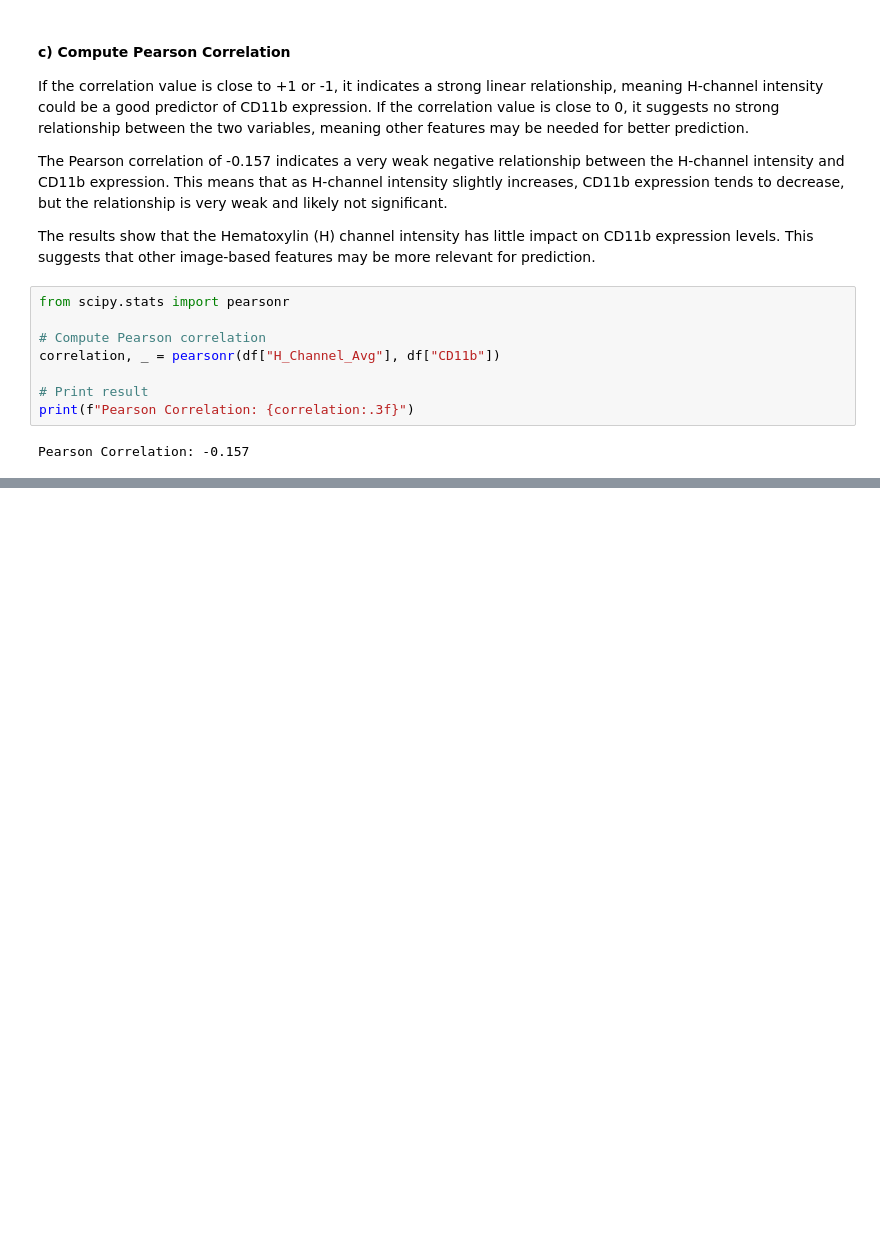
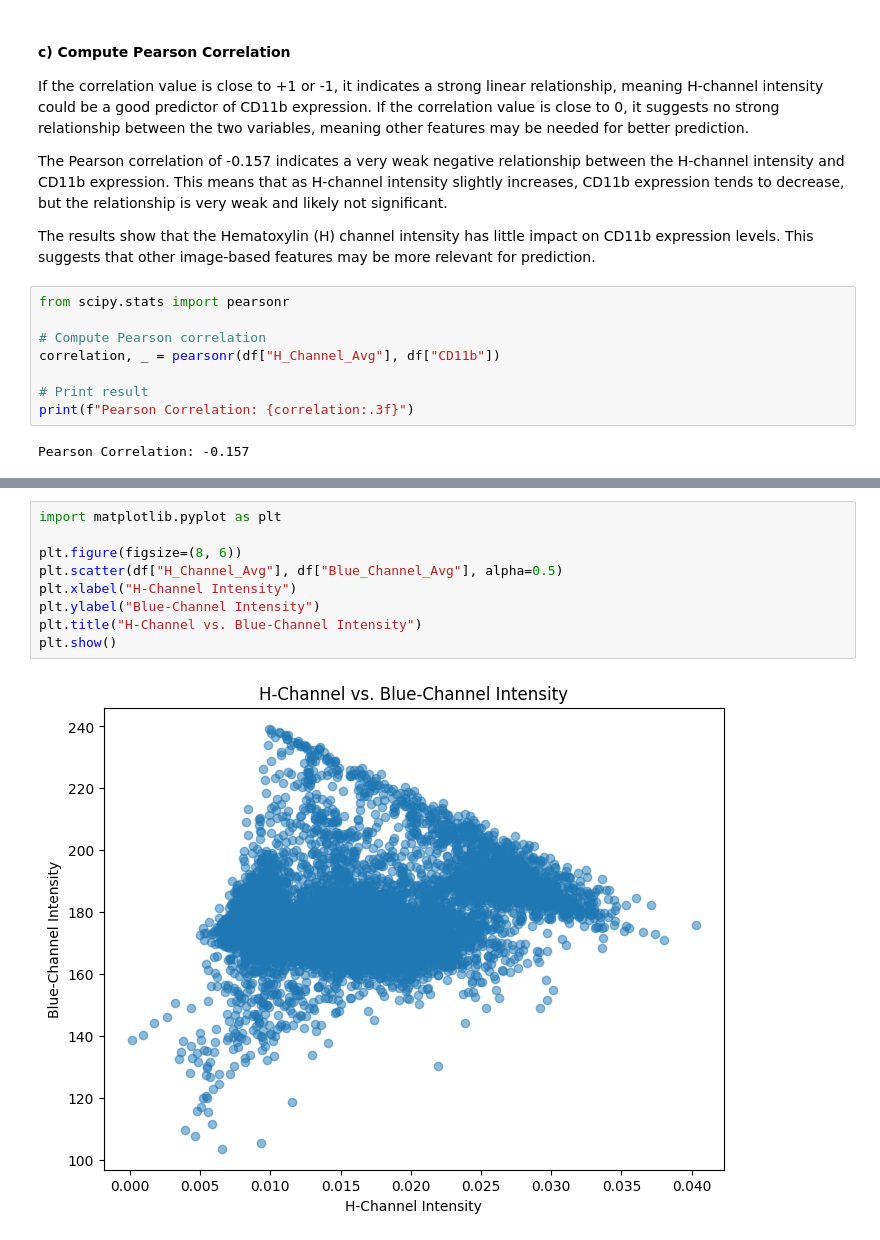
Before and after one commit to NigarRahimli/Branches, a Jupyter notebook: DataMining2024_assignment_2.ipynb, the cells around one changed output, grey strips where cells are left out. Saved outputs shown, nothing was run; the diff lists cells and outputs as text; blank space fills up the shorter version.

```diff
--- a/DataMining2024_assignment_2.ipynb
+++ b/DataMining2024_assignment_2.ipynb
@@ -293,0 +337,11 @@ NameError: name 'df' is not defined
+# %%
+import matplotlib.pyplot as plt
+
+plt.figure(figsize=(8, 6))
+plt.scatter(df["H_Channel_Avg"], df["Blue_Channel_Avg"], alpha=0.5)
+plt.xlabel("H-Channel Intensity")
+plt.ylabel("Blue-Channel Intensity")
+plt.title("H-Channel vs. Blue-Channel Intensity")
+plt.show()
+# %% [output]
+[figure, added]
```
Also changed, not shown: parts of 13 cells of this notebook.
